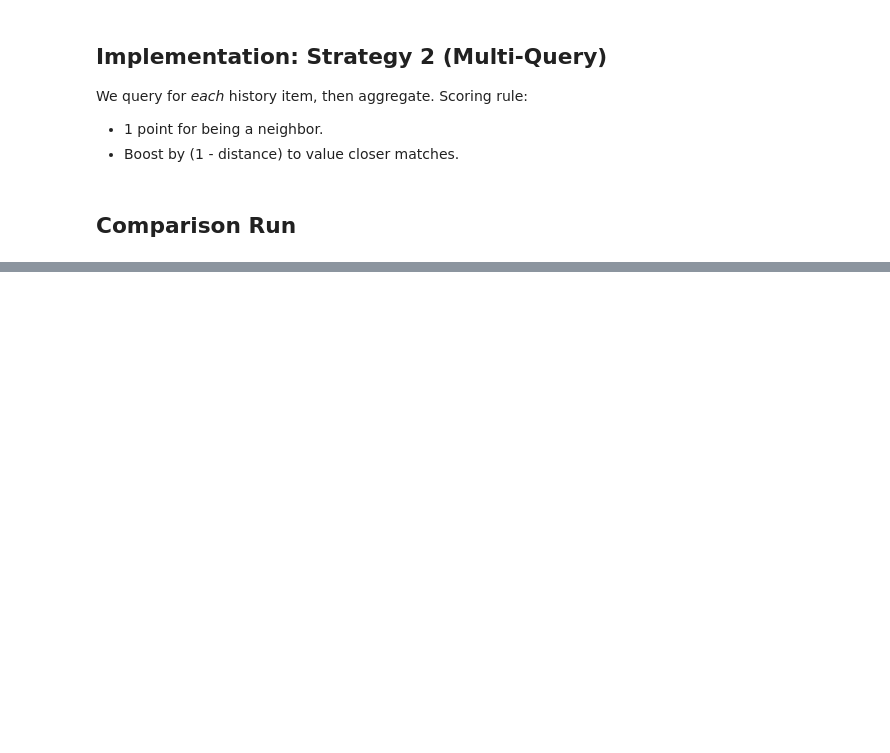
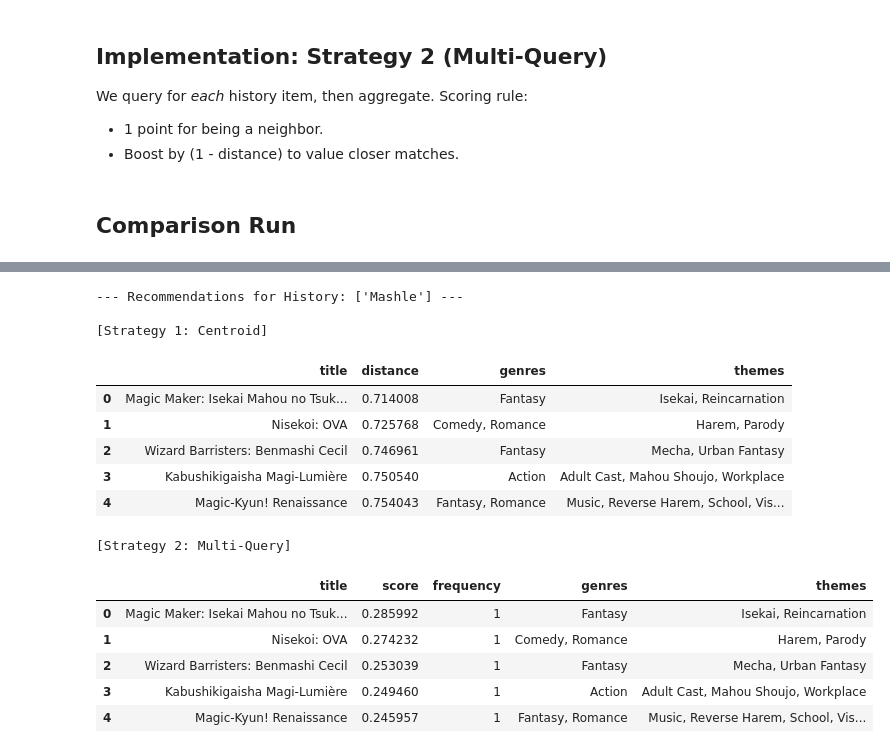
Before and after one commit to Asifdotexe/AniMate, a Jupyter notebook: notebooks/issue-58-as-poc-history-recommendation.ipynb, the cells around one changed output, grey strips where cells are left out. Cells and saved outputs as stored; diff of their text form; code cells hidden in the pictures; blank space fills up the shorter version.

```diff
--- a/notebooks/issue-58-as-poc-history-recommendation.ipynb
+++ b/notebooks/issue-58-as-poc-history-recommendation.ipynb
@@ -288,0 +312,36 @@ display(res_mq[['title', 'score', 'frequency', 'genres', 'themes']])
+# %%
+# TEST CASE 3: Single Anime Input
+# Logic: Should recommend other high-stakes action shows
+history_1 = ["Mashle"]
+
+print(f"--- Recommendations for History: {history_1} ---")
+print("\n[Strategy 1: Centroid]")
+res_c = recommend_centroid(history_1, df, vectorizer, knn)
+if not res_c.empty:
+    display(res_c[['title', 'distance', 'genres', 'themes']])
+else:
+    print("No recommendations found (all filtered by franchise logic).")
+
+print("\n[Strategy 2: Multi-Query]")
+res_mq = recommend_multiquery(history_1, df, vectorizer, knn)
+if not res_mq.empty:
+    display(res_mq[['title', 'score', 'frequency', 'genres', 'themes']])
+else:
+    print("No recommendations found (all filtered by franchise logic).")
+# %% [output]
+--- Recommendations for History: ['Mashle'] ---
+
+[Strategy 1: Centroid]
+|  | title | distance | genres | themes |
+| 0 | Magic Maker: Isekai Mahou no Tsuk... | 0.714008 | Fantasy | Isekai, Reincarnation |
+| 1 | Nisekoi: OVA | 0.725768 | Comedy, Romance | Harem, Parody |
+| 2 | Wizard Barristers: Benmashi Cecil | 0.746961 | Fantasy | Mecha, Urban Fantasy |
+| 3 | Kabushikigaisha Magi-Lumière | 0.750540 | Action | Adult Cast, Mahou Shoujo, Workplace |
+| 4 | Magic-Kyun! Renaissance | 0.754043 | Fantasy, Romance | Music, Reverse Harem, School, Vis... |
+[Strategy 2: Multi-Query]
+|  | title | score | frequency | genres | themes |
+| 0 | Magic Maker: Isekai Mahou no Tsuk... | 0.285992 | 1 | Fantasy | Isekai, Reincarnation |
+| 1 | Nisekoi: OVA | 0.274232 | 1 | Comedy, Romance | Harem, Parody |
+| 2 | Wizard Barristers: Benmashi Cecil | 0.253039 | 1 | Fantasy | Mecha, Urban Fantasy |
+| 3 | Kabushikigaisha Magi-Lumière | 0.249460 | 1 | Action | Adult Cast, Mahou Shoujo, Workplace |
+| 4 | Magic-Kyun! Renaissance | 0.245957 | 1 | Fantasy, Romance | Music, Reverse Harem, School, Vis... |
```
Also changed, not shown: parts of 9 cells of this notebook, 1 other file.
